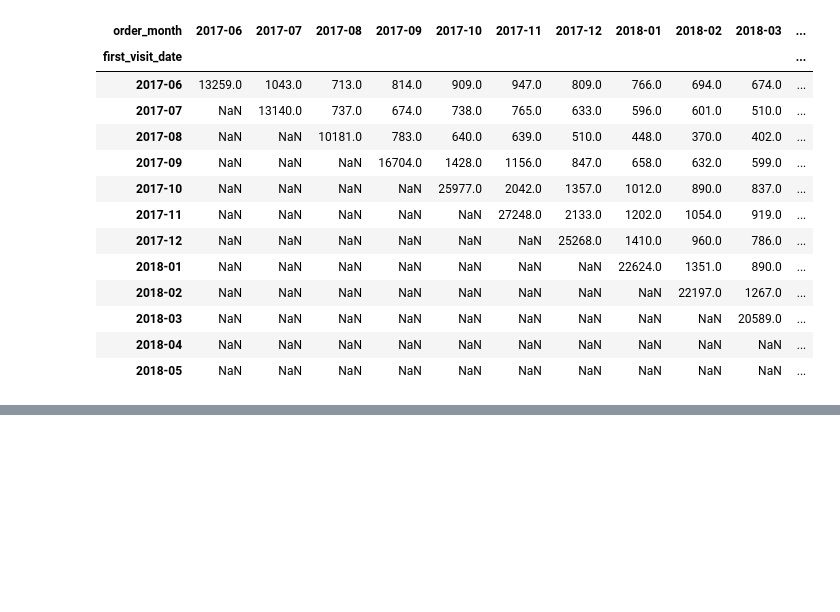
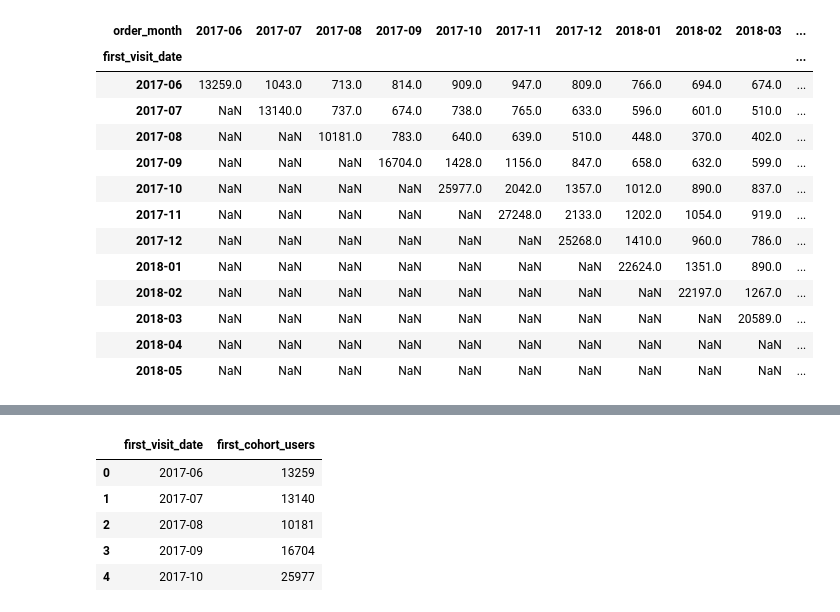
Before and after one commit to cristopherrexx-coder/Proyect-10, a Jupyter notebook: Sprint 10 proyect.ipynb, the cells around one changed output, grey strips where cells are left out. Cells and saved outputs as stored; diff of their text form; code cells hidden in the pictures; blank space fills up the shorter version.

```diff
--- a/Sprint 10 proyect.ipynb
+++ b/Sprint 10 proyect.ipynb
@@ -312,0 +327,12 @@ added_first_order_month.pivot_table(
+# %%
+#Obtendremos la cantidad de usuarios que hacen su primera visita en cada mes
+first_month_users = added_first_order_month.groupby('first_visit_date')['Uid'].nunique().reset_index()
+first_month_users.columns = ['first_visit_date', 'first_cohort_users']
+first_month_users.head()
+# %% [output]
+|  | first_visit_date | first_cohort_users |
+| 0 | 2017-06 | 13259 |
+| 1 | 2017-07 | 13140 |
+| 2 | 2017-08 | 10181 |
+| 3 | 2017-09 | 16704 |
+| 4 | 2017-10 | 25977 |
```
Also changed, not shown: parts of 3 cells of this notebook.
